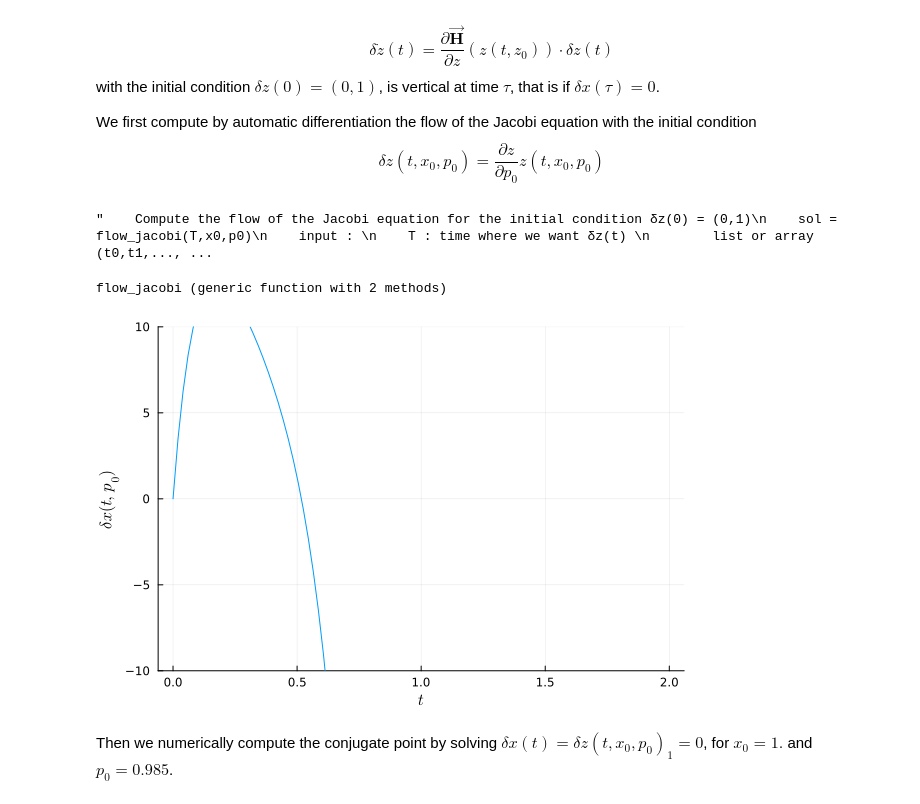
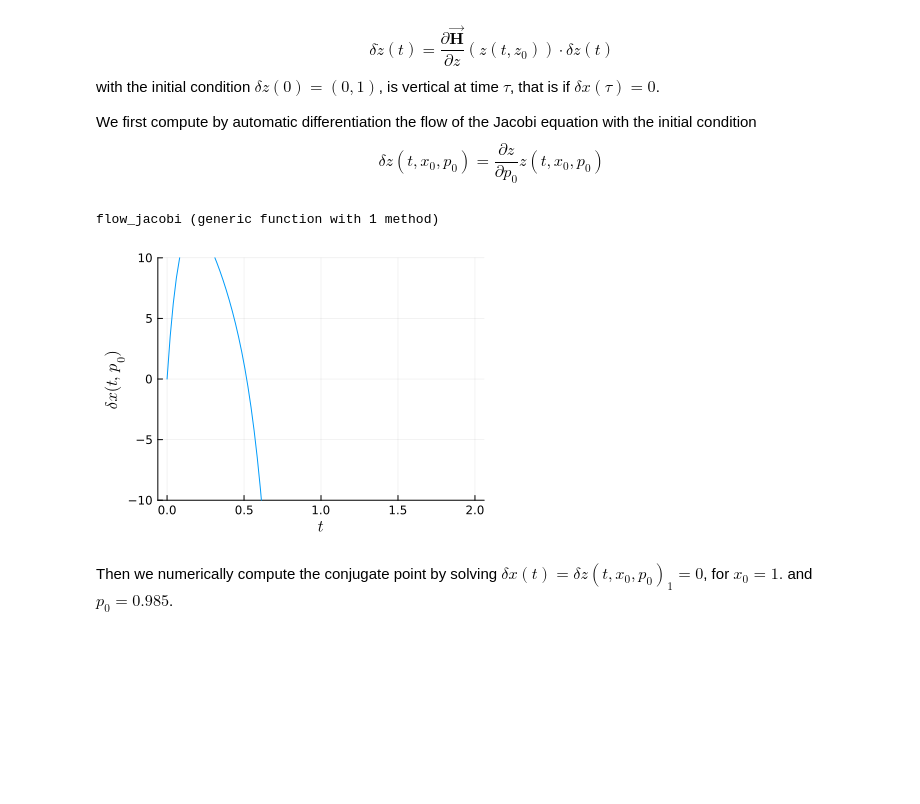
Before and after one commit to control-toolbox/Kupka, a Jupyter notebook: min-area.ipynb, the cells around one changed output. Drawn from its saved outputs; the diff is of its cells as text; code cells hidden in the pictures; blank space fills up the shorter version.

```diff
--- a/min-area.ipynb
+++ b/min-area.ipynb
@@ -84,11 +83,11 @@ $$
 u(x, p) = sign(x[1])*p[1]*sqrt(1. /(x[1]^2-p[1]^2))
 
 # The Flow function computes the Hamiltonian flow
-ocp_flow = Flow(ocp, u);
+ocp_flow = Flow(ocp, u, reltol=1e-10, abstol=1e-10);
 # %%
 # Compute flows for different values of the initial costate p_0
 p0s = -0.985:0.25:0.98      # interval of p_0
-N  = 100
+N = 100
 tspan = range(t0, tf, N)    # time interval
 plt_x = plot()              # plot of the state x(t)
 plt_p = plot()              # plot of the costate p(t)
@@ -98,7 +97,7 @@ color_trajectory = :blue
 
 for p0 in p0s # plot for each p_0 in p0s
 
-    flow_p0 = ocp_flow((t0, tf), x0, p0, reltol=1e-8, abstol=1e-8, saveat=tspan)
+    flow_p0 = ocp_flow((t0, tf), x0, p0, saveat=tspan)
 
     T = tspan
     Z = flow_p0.(tspan)
@@ -118,7 +117,7 @@ plot!(plt_p, xlabel=L"t", ylabel=L"p(t,p_0)", legend=false, ylims=(-1.5,5.))
 plot!(plt_u, xlabel=L"t", ylabel=L"u(t,p_0)", legend=false, ylims=(-6.,5.))
 plot!(plt_phase, xlabel=L"x(t,p_0)", ylabel=L"p(t,p_0)", legend=false, xlims=(0.,2.), ylims=(-1.,5.))
 
-fig1_example1 = plot(plt_x, plt_p, plt_u, plt_phase, layout=(2,2), size=(700,600))
+fig1_example1 = plot(plt_x, plt_p, plt_u, plt_phase, layout=(2,2), size=(800,600))
 Plots.pdf(fig1_example1, "./fig-example1/fig1_example1.pdf")
 plot(fig1_example1)
 # %% [output]
@@ -154,34 +153,32 @@ $$\delta z(t,x_0,p_0)=\dfrac{\partial z}{\partial p_0}z(t,x_0,p_0)$$
           Vector of vector of dimension 2n, the type of the element are the same as the type of p0 because we use after the automatic differentiation.
           To modifie if n > 1
 
-"""
+""";
-# %% [output]
-"    Compute the flow of the Jacobi equation for the initial condition δz(0) = (0,1)\n    sol = flow_jacobi(T,x0,p0)\n    input : \n    T : time where we want δz(t) \n        list or array (t0,t1,..., ...
 # %%
 π((x, p)) = x
 
 function flow_jacobi(t, t0, x0, p0)
-    flow_p0(p_0) = (π ∘ ocp_flow)(t0, x0, p_0, t, reltol=1e-10, abstol=1e-10)
-    return ForwardDiff.derivative(flow_p0, p0)
+    x(p_0) = (π ∘ ocp_flow)(t0, x0, p_0, t)
+    return ForwardDiff.derivative(x, p0)
 end
 # %% [output]
-flow_jacobi (generic function with 2 methods)
+flow_jacobi (generic function with 1 method)
 # %%
 p0 = -0.985
 
 N = 100
 tspan = range(t0, tf, N) # time interval
 
 δx = flow_jacobi.(tspan, t0, x0, p0)
 
 plt_conj1 = plot()
 plot!(plt_conj1, tspan, δx)  # as n=1 the det(δx) = δx
-plot!(plt_conj1, xlabel=L"t", ylabel=L"\delta x(t,p_0)", legend=false, ylims=(-10.,10.))
+plot!(plt_conj1, xlabel=L"t", ylabel=L"\delta x(t,p_0)", legend=false, ylims=(-10.,10.), size=(400,300))
 
 Plots.pdf(plt_conj1, "./fig-example1/fig2_example1.pdf")
 plot(plt_conj1)
 # %% [output]
-[figure, old version]
+[figure, new version]
 # %% [markdown]
 Then we numerically compute the conjugate point by solving $\delta x(t)=\delta z(t,x_0,p_0)_1=0$, for $x_0=1.$ and $p_0=0.985$.
 # %%
```
Also changed, not shown: parts of 11 cells of this notebook, 4 other files.
